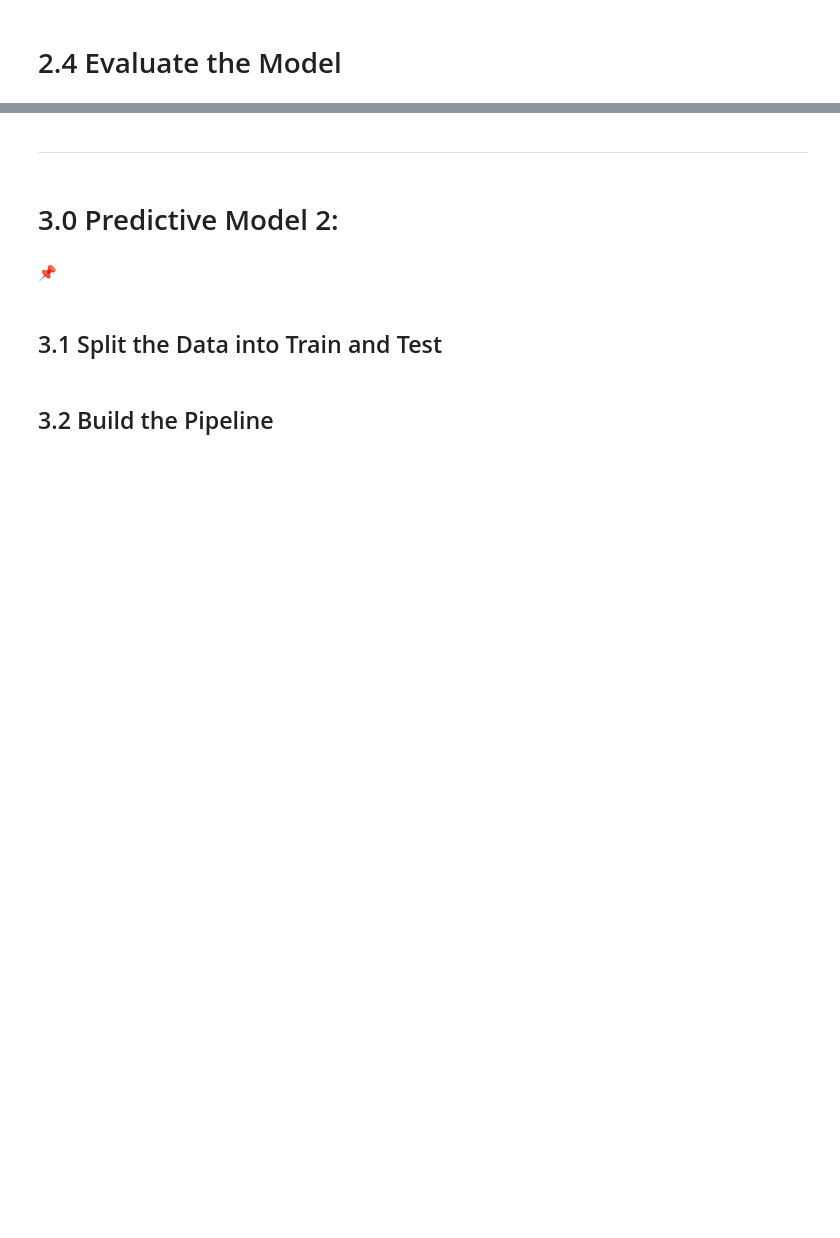
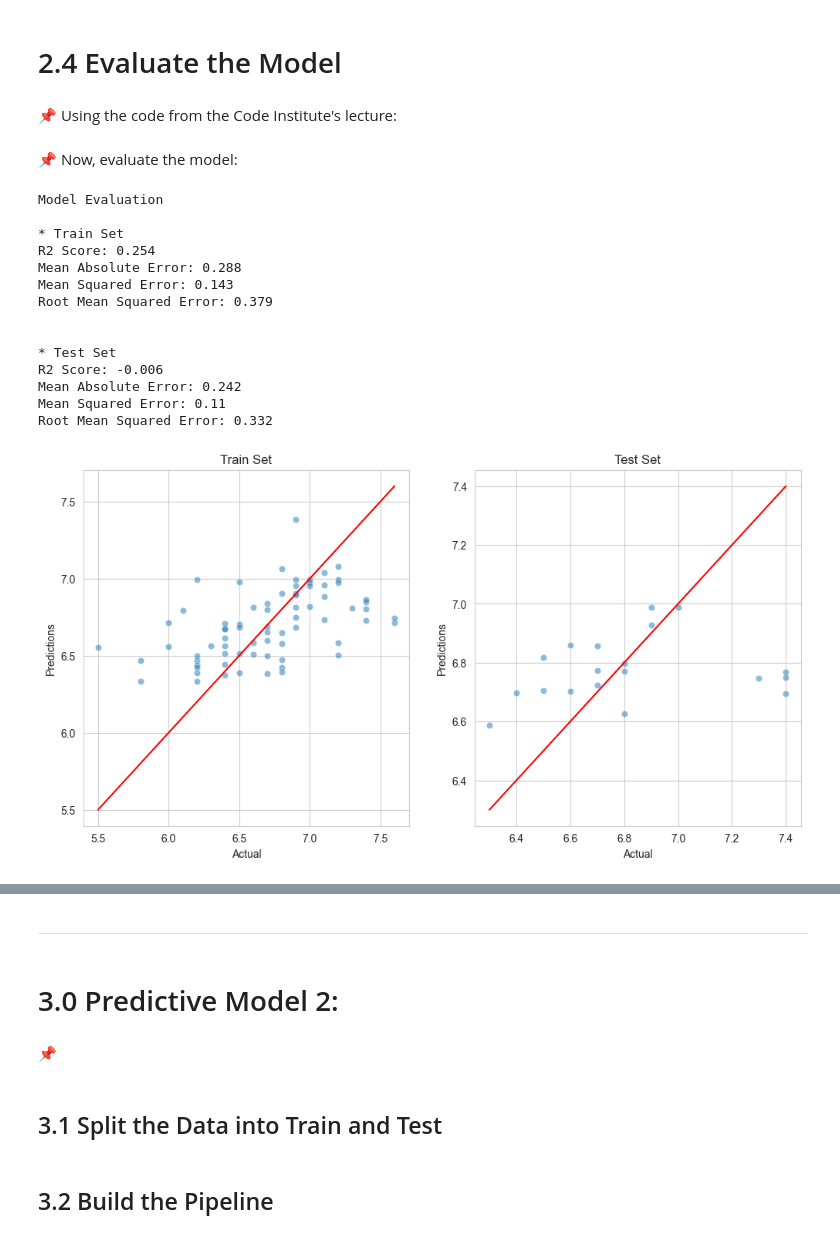
Before and after one commit to HaveTimeDrinkTea/Keeping_up_with_the_Joneses, a Jupyter notebook: jupyter_notebooks/03_Predictive_Modelling.ipynb, the cells around one changed output, grey strips where cells are left out. Drawn from its saved outputs; the diff is of its cells as text; code cells hidden in the pictures; blank space fills up the shorter version.

Commit message:
Completed model 1 and model 1A the baseline model with evaluation and conclusions

```diff
--- a/jupyter_notebooks/03_Predictive_Modelling.ipynb
+++ b/jupyter_notebooks/03_Predictive_Modelling.ipynb
@@ -250,2 +270,4 @@ or more accurately:
 # %% [markdown]
 # 2.4 Evaluate the Model
+# %% [markdown]
+📌 Using the code from the Code Institute's lecture:
@@ -251,0 +381,26 @@ or more accurately:
+# %% [markdown]
+📌 Now, evaluate the model:
+# %%
+# 1. Get numerical metrics
+regression_performance(X_train, y_train, X_test, y_test, pipeline)
+
+# 2. Get visual diagnostics
+regression_evaluation_plots(
+    X_train, y_train, X_test, y_test, pipeline, alpha_scatter=0.5
+)
+# %% [output]
+Model Evaluation
+
+* Train Set
+R2 Score: 0.254
+Mean Absolute Error: 0.288
+Mean Squared Error: 0.143
+Root Mean Squared Error: 0.379
+
+
+* Test Set
+R2 Score: -0.006
+Mean Absolute Error: 0.242
+Mean Squared Error: 0.11
+Root Mean Squared Error: 0.332
+[figure, added]
```
Also changed, not shown: parts of 16 cells of this notebook.
